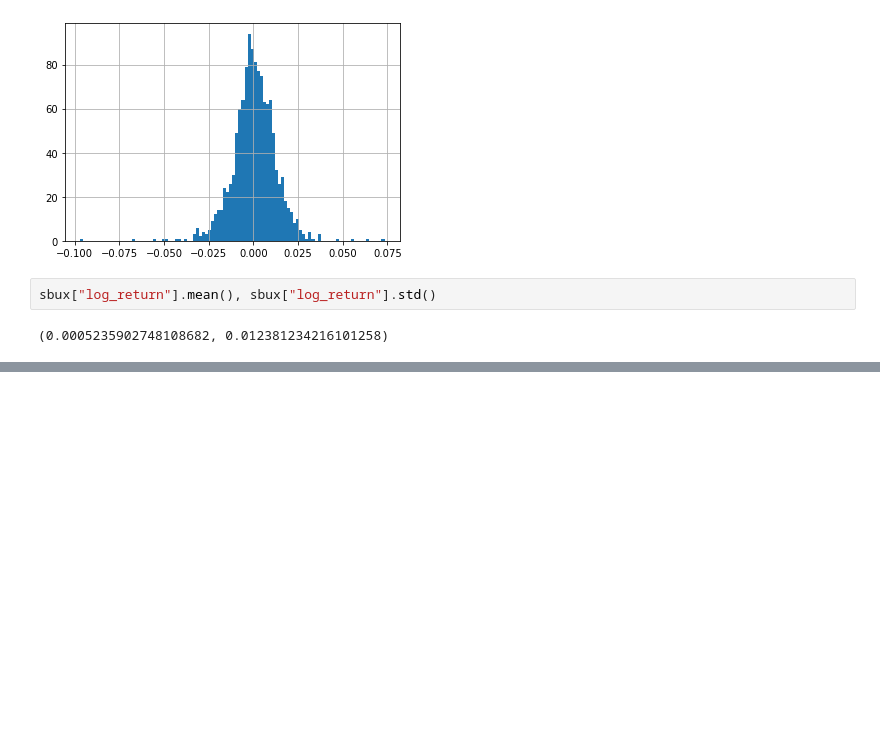
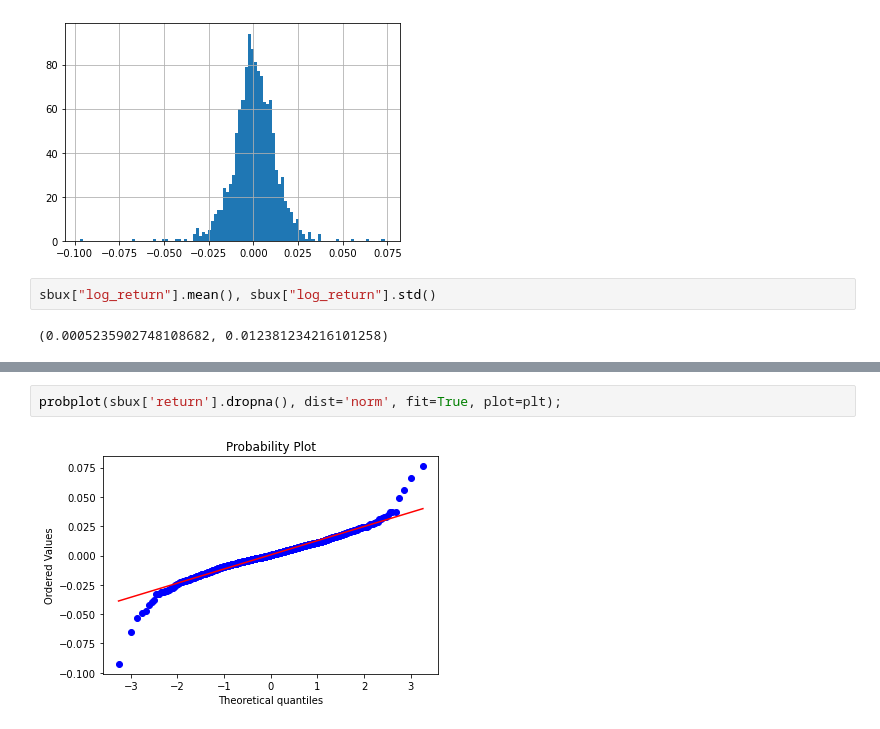
Before and after one commit to tohidabedini/deep-learning-courses, a Jupyter notebook: 04-Udemy - Financial/02-Financial basics/2.11-Financial Data Statistics.ipynb, the cells around one changed output, grey strips where cells are left out. Cells and saved outputs as stored; diff of their text form; blank space fills up the shorter version.

```diff
--- a/04-Udemy - Financial/02-Financial basics/2.11-Financial Data Statistics.ipynb
+++ b/04-Udemy - Financial/02-Financial basics/2.11-Financial Data Statistics.ipynb
@@ -70,0 +90,4 @@ sbux["log_return"].mean(), sbux["log_return"].std()
+# %%
+probplot(sbux['return'].dropna(), dist='norm', fit=True, plot=plt);
+# %% [output]
+[figure, added]
```
Also changed, not shown: parts of 11 cells of this notebook.
